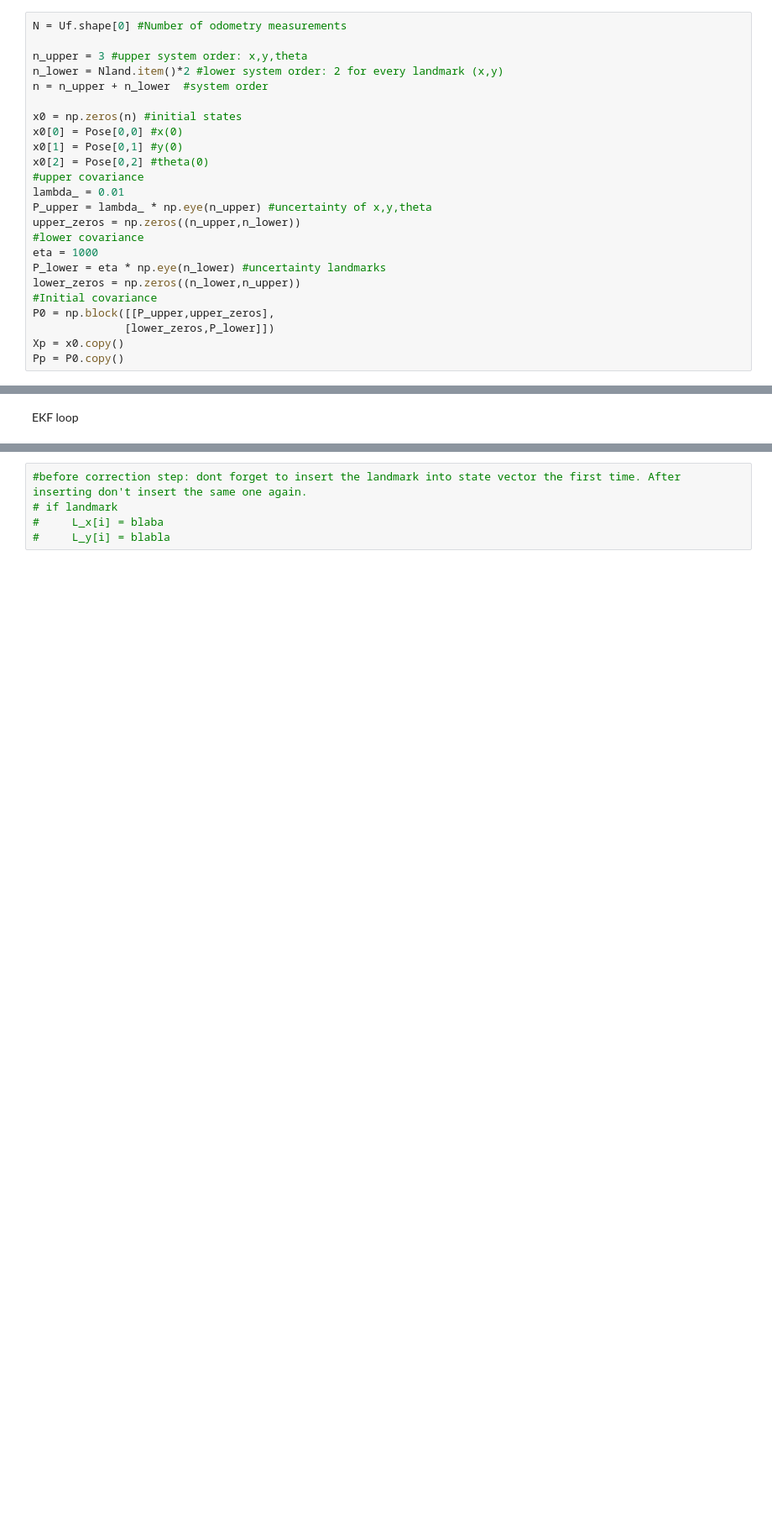
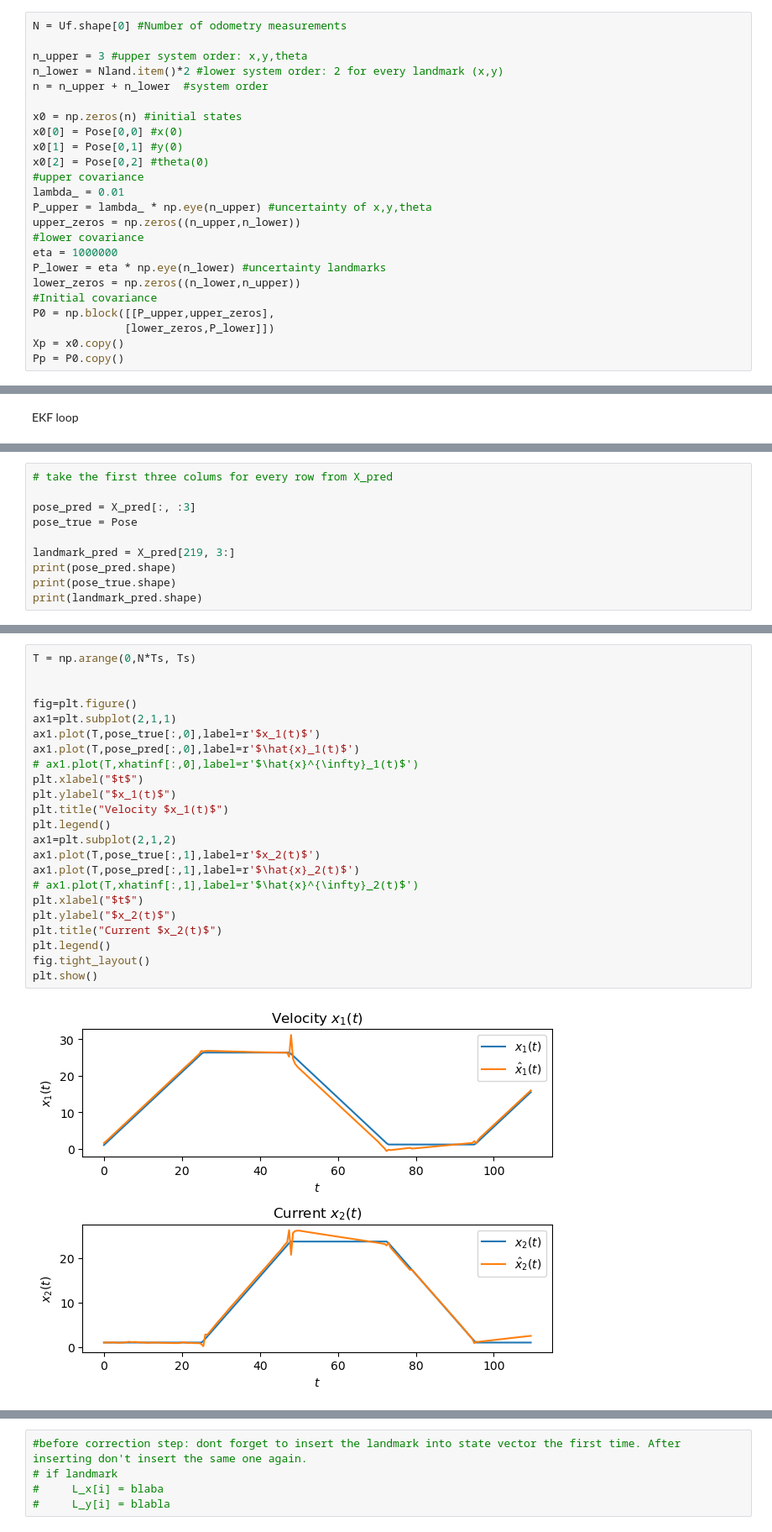
Before and after one commit to ivanovk22/SLAM, a Jupyter notebook: Prototype.ipynb, the cells around one changed output, grey strips where cells are left out. Shown at 84% size. Cells and saved outputs as stored; diff of their text form; blank space fills up the shorter version.

```diff
--- a/Prototype.ipynb
+++ b/Prototype.ipynb
@@ -74,7 +94,7 @@ lambda_ = 0.01
 P_upper = lambda_ * np.eye(n_upper) #uncertainty of x,y,theta
 upper_zeros = np.zeros((n_upper,n_lower))
 #lower covariance
-eta = 1000
+eta = 1000000
 P_lower = eta * np.eye(n_lower) #uncertainty landmarks
 lower_zeros = np.zeros((n_lower,n_upper))
 #Initial covariance
@@ -189,0 +286,10 @@ while i < N:
+# %%
+# take the first three colums for every row from X_pred
+
+pose_pred = X_pred[:, :3]
+pose_true = Pose
+
+landmark_pred = X_pred[219, 3:]
+print(pose_pred.shape)
+print(pose_true.shape)
+print(landmark_pred.shape)
@@ -189,0 +300,25 @@ while i < N:
+# %%
+T = np.arange(0,N*Ts, Ts)
+
+
+fig=plt.figure()
+ax1=plt.subplot(2,1,1)
+ax1.plot(T,pose_true[:,0],label=r'$x_1(t)$')
+ax1.plot(T,pose_pred[:,0],label=r'$\hat{x}_1(t)$')
+# ax1.plot(T,xhatinf[:,0],label=r'$\hat{x}^{\infty}_1(t)$')
+plt.xlabel("$t$")
+plt.ylabel("$x_1(t)$")
+plt.title("Velocity $x_1(t)$")
+plt.legend()
+ax1=plt.subplot(2,1,2)
+ax1.plot(T,pose_true[:,1],label=r'$x_2(t)$')
+ax1.plot(T,pose_pred[:,1],label=r'$\hat{x}_2(t)$')
+# ax1.plot(T,xhatinf[:,1],label=r'$\hat{x}^{\infty}_2(t)$')
+plt.xlabel("$t$")
+plt.ylabel("$x_2(t)$")
+plt.title("Current $x_2(t)$")
+plt.legend()
+fig.tight_layout()
+plt.show()
+# %% [output]
+[figure, added]
```
Also changed, not shown: parts of 12 cells of this notebook.
